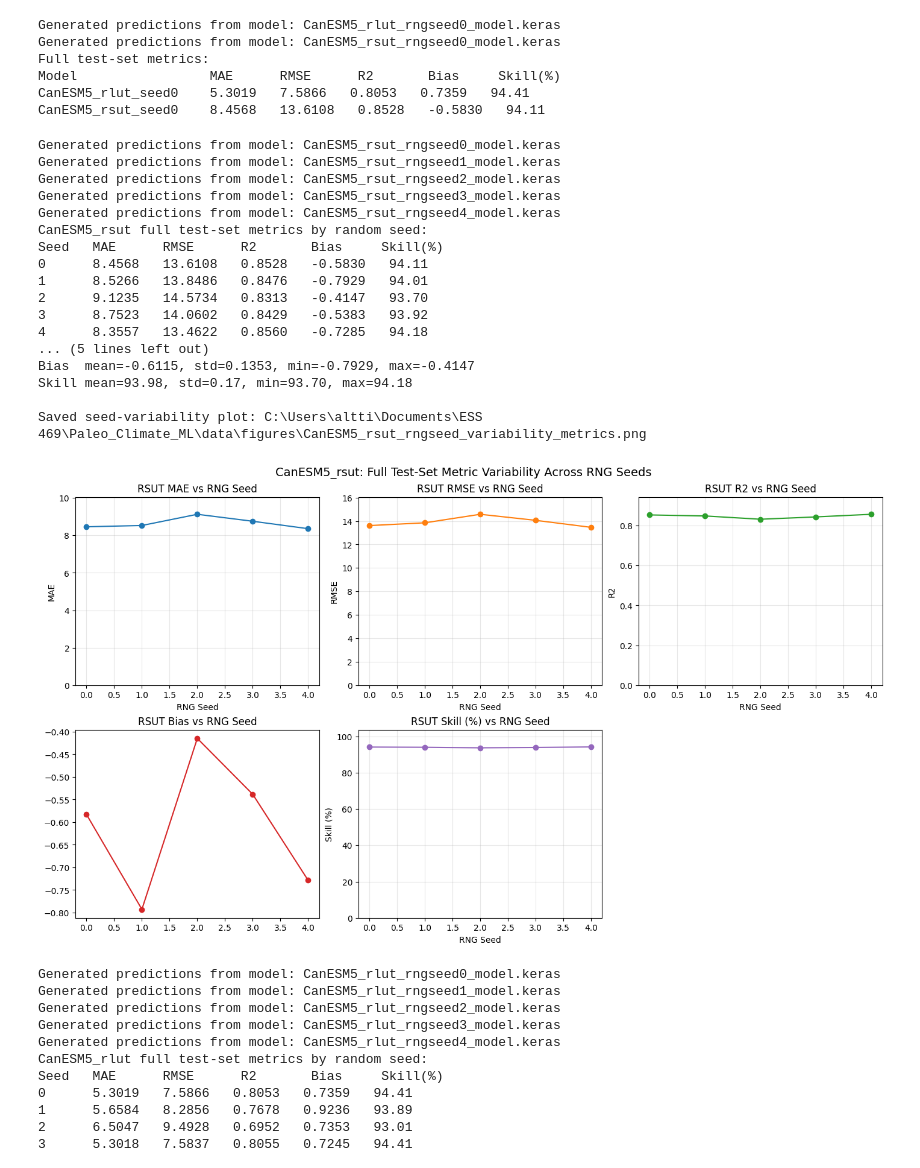
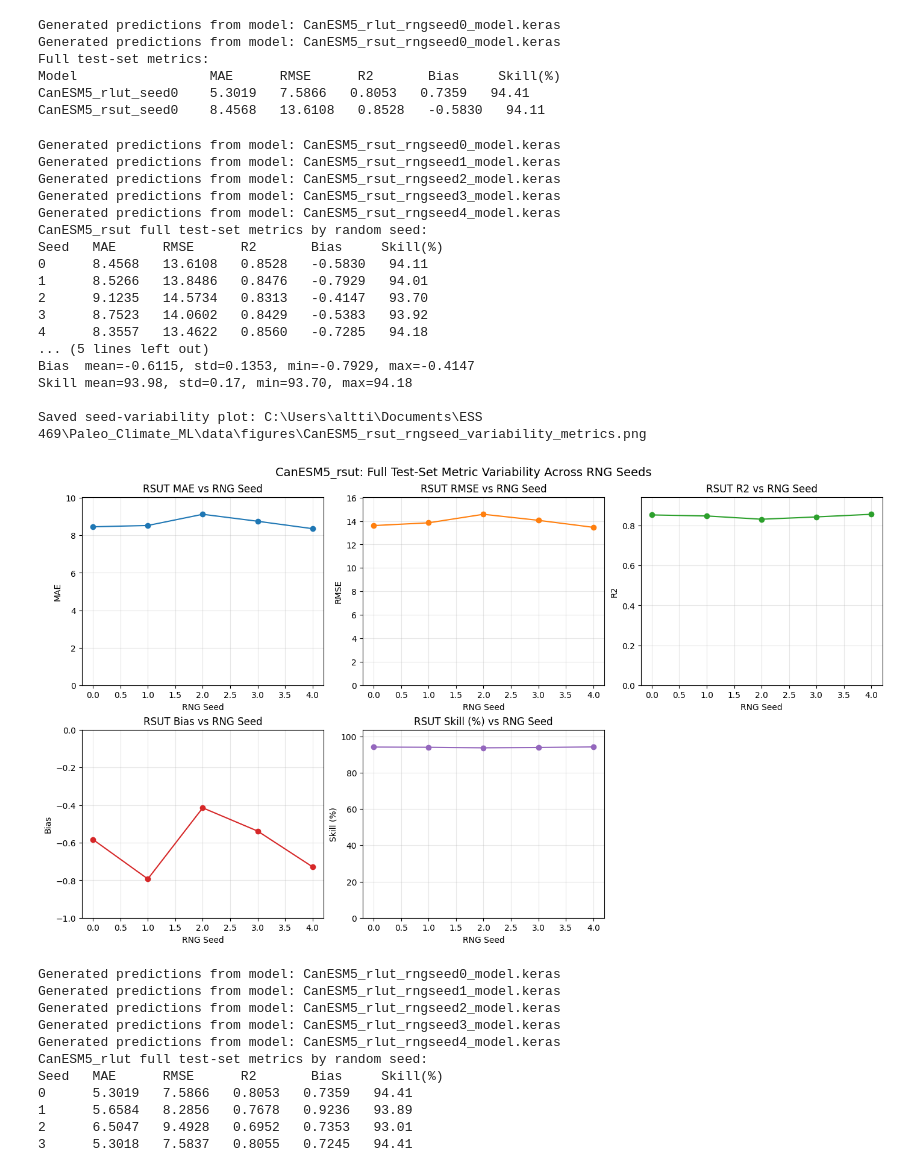
Before and after one commit to UW-MLGEO/Paleo_Climate_ML, a Jupyter notebook: code/notebooks/06_model_evaluation.ipynb, the cells around one changed output. Saved outputs shown, nothing was run; the diff lists cells and outputs as text; code cells hidden in the pictures.

```diff
--- a/code/notebooks/06_model_evaluation.ipynb
+++ b/code/notebooks/06_model_evaluation.ipynb
@@ -314,40 +314,40 @@ for i, (vals, label, color) in enumerate(plot_series):
     if vals.max() > 0:
         ax.set_ylim(0, vals.max() * 1.1)
     else:
-        continue
+        ax.set_ylim(-1, 0)
     ax.set_xlabel("RNG Seed")
     ax.set_ylabel(label)
     ax.grid(alpha=0.3)
 
 # Hide unused panel
 axs[5].axis("off")
 
 fig.suptitle("CanESM5_rsut: Full Test-Set Metric Variability Across RNG Seeds", fontsize=14)
 
 out_metrics_plot = FIGURES_DIRECTORY / "CanESM5_rsut_rngseed_variability_metrics.png"
 fig.savefig(out_metrics_plot, dpi=250, bbox_inches="tight")
 print(f"\nSaved seed-variability plot: {out_metrics_plot}")
 
 plt.show()
 # %% [output]
 Generated predictions from model: CanESM5_rsut_rngseed0_model.keras
 Generated predictions from model: CanESM5_rsut_rngseed1_model.keras
 Generated predictions from model: CanESM5_rsut_rngseed2_model.keras
 Generated predictions from model: CanESM5_rsut_rngseed3_model.keras
 Generated predictions from model: CanESM5_rsut_rngseed4_model.keras
 CanESM5_rsut full test-set metrics by random seed:
 Seed   MAE      RMSE      R2       Bias     Skill(%)
 0      8.4568   13.6108   0.8528   -0.5830   94.11
 1      8.5266   13.8486   0.8476   -0.7929   94.01
 2      9.1235   14.5734   0.8313   -0.4147   93.70
 3      8.7523   14.0602   0.8429   -0.5383   93.92
 4      8.3557   13.4622   0.8560   -0.7285   94.18
 ... (5 lines left out)
 Bias  mean=-0.6115, std=0.1353, min=-0.7929, max=-0.4147
 Skill mean=93.98, std=0.17, min=93.70, max=94.18
 
 Saved seed-variability plot: C:\Users\altti\Documents\ESS 469\Paleo_Climate_ML\data\figures\CanESM5_rsut_rngseed_variability_metrics.png
-[figure, old version]
+[figure, new version]
 # %%
 # Evaluate variability across rngseed0-4 for rlut
 seed_list = [0, 1, 2, 3, 4]
```
Also changed, not shown: parts of 1 cell of this notebook.
